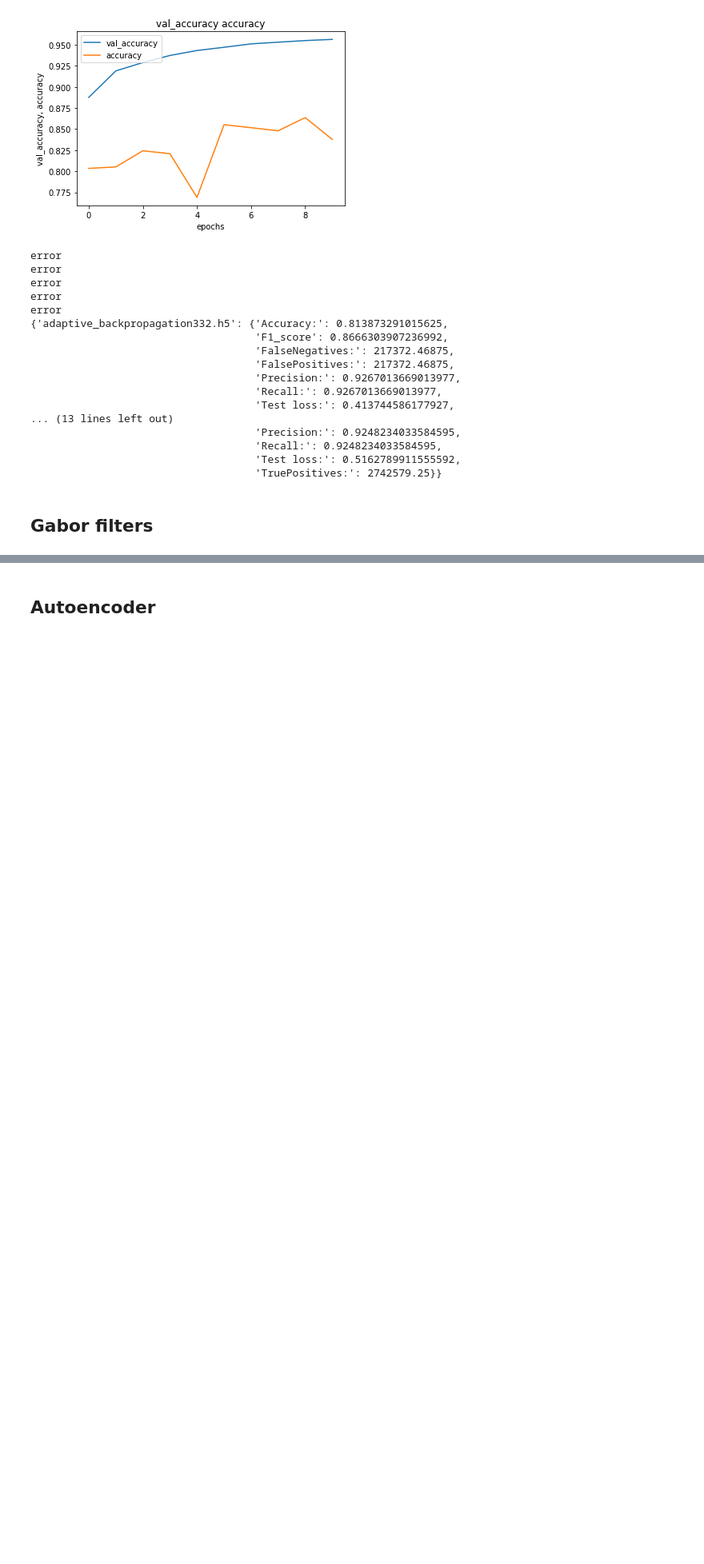
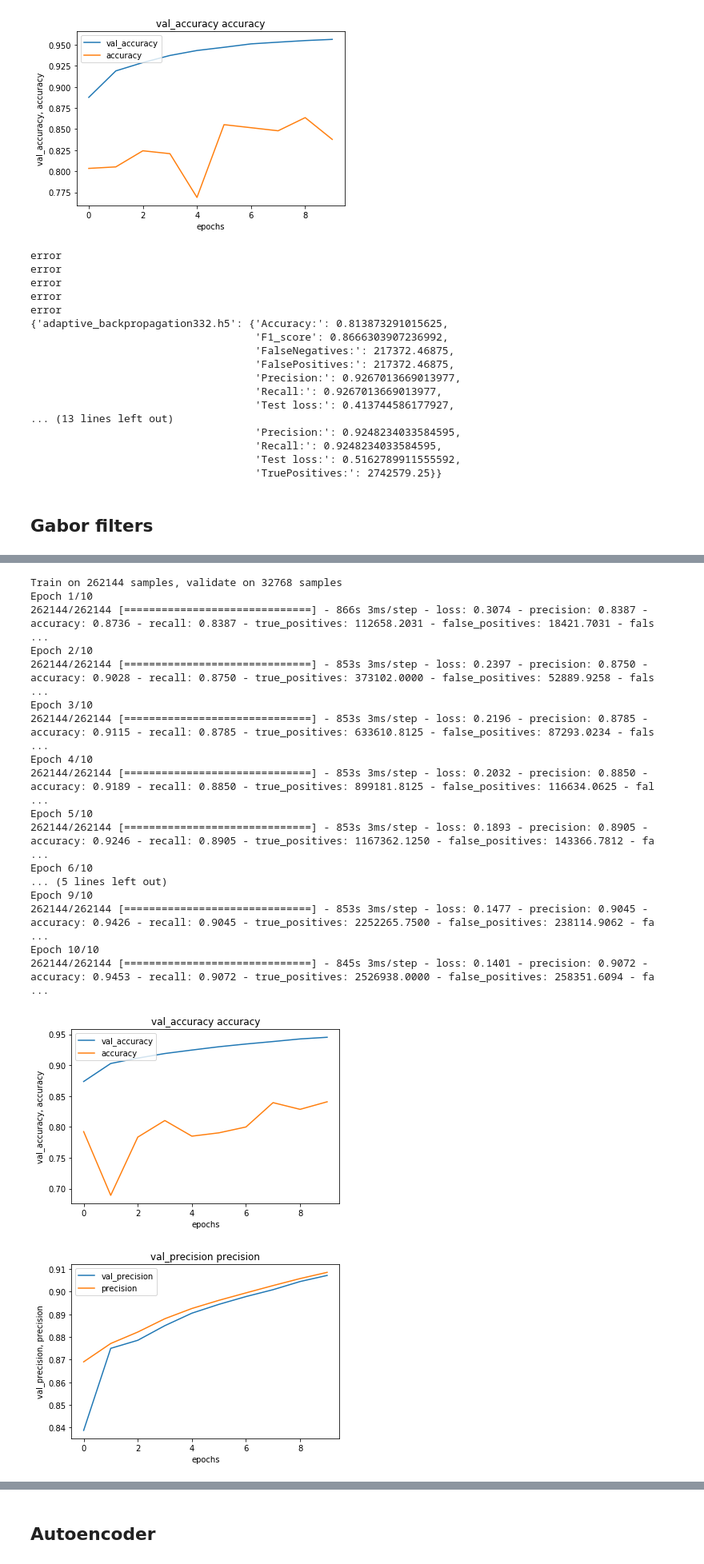
Before and after one commit to MatejHor/Bachelor, a Jupyter notebook: cnn_giant_training.ipynb, the cells around one changed output, grey strips where cells are left out. Shown at 80% size. Drawn from its saved outputs; the diff is of its cells as text; code cells hidden in the pictures; blank space fills up the shorter version.

```diff
--- a/cnn_giant_training.ipynb
+++ b/cnn_giant_training.ipynb
@@ -112,15 +112,15 @@ Device mapping:
 # %%
-dataset = data.load_data()
-x_train, y_train, meta_train =  dataset[0]
-x_valid, y_valid, meta_valid =  dataset[1]
-x_test, y_test, meta_test =  dataset[2]
+# dataset = data.load_data()
+# x_train, y_train, meta_train =  dataset[0]
+# x_valid, y_valid, meta_valid =  dataset[1]
+# x_test, y_test, meta_test =  dataset[2]
 
-y_train = np.array(y_train[:])
-y_train = y_train.reshape(-1, 1)
-y_valid = np.array(y_valid[:])
-y_valid = y_valid.reshape(-1, 1)
-y_test = np.array(y_test[:])
-y_test = y_test.reshape(-1, 1)
+# y_train = np.array(y_train[:])
+# y_train = y_train.reshape(-1, 1)
+# y_valid = np.array(y_valid[:])
+# y_valid = y_valid.reshape(-1, 1)
+# y_test = np.array(y_test[:])
+# y_test = y_test.reshape(-1, 1)
 # %%
 batch_size = 10
 epochs = 10
@@ -546,0 +561,44 @@ pprint.pprint(results)
+# %%
+# Input layer with shape of data
+input_layer = am.input_layer(shape)
+model_name = 'adaptive_gabor764.h5'
+
+layers = am.gabor_layer(input_layer, 7, 64)
+
+# Use Unet architecture as main model
+outputs_layer = am.unet_model(layers)
+
+# Output layer
+outputs_layer = am.flatten_layer(outputs_layer)
+outputs_layer = am.output_layer(outputs_layer)
+
+# Define model
+model = am.define_model(input_layer, outputs_layer)
+
+# Add filters from gabor function
+weights, filters = am.gabor_filter(model)
+model.layers[1].set_weights(weights)
+
+history = train(model, x_train, y_train, x_valid, y_valid, model_name)
+evaluate(model, x_test, y_test, history, model_name, results, counter)
+pprint.pprint(results)
+# %% [output]
+Train on 262144 samples, validate on 32768 samples
+Epoch 1/10
+262144/262144 [==============================] - 866s 3ms/step - loss: 0.3074 - precision: 0.8387 - accuracy: 0.8736 - recall: 0.8387 - true_positives: 112658.2031 - false_positives: 18421.7031 - fals ...
+Epoch 2/10
+262144/262144 [==============================] - 853s 3ms/step - loss: 0.2397 - precision: 0.8750 - accuracy: 0.9028 - recall: 0.8750 - true_positives: 373102.0000 - false_positives: 52889.9258 - fals ...
+Epoch 3/10
+262144/262144 [==============================] - 853s 3ms/step - loss: 0.2196 - precision: 0.8785 - accuracy: 0.9115 - recall: 0.8785 - true_positives: 633610.8125 - false_positives: 87293.0234 - fals ...
+Epoch 4/10
+262144/262144 [==============================] - 853s 3ms/step - loss: 0.2032 - precision: 0.8850 - accuracy: 0.9189 - recall: 0.8850 - true_positives: 899181.8125 - false_positives: 116634.0625 - fal ...
+Epoch 5/10
+262144/262144 [==============================] - 853s 3ms/step - loss: 0.1893 - precision: 0.8905 - accuracy: 0.9246 - recall: 0.8905 - true_positives: 1167362.1250 - false_positives: 143366.7812 - fa ...
+Epoch 6/10
+... (5 lines left out)
+Epoch 9/10
+262144/262144 [==============================] - 853s 3ms/step - loss: 0.1477 - precision: 0.9045 - accuracy: 0.9426 - recall: 0.9045 - true_positives: 2252265.7500 - false_positives: 238114.9062 - fa ...
+Epoch 10/10
+262144/262144 [==============================] - 845s 3ms/step - loss: 0.1401 - precision: 0.9072 - accuracy: 0.9453 - recall: 0.9072 - true_positives: 2526938.0000 - false_positives: 258351.6094 - fa ...
+[figure, added]
+[figure, added]
```
Also changed, not shown: parts of 16 cells of this notebook, 12 other files.
